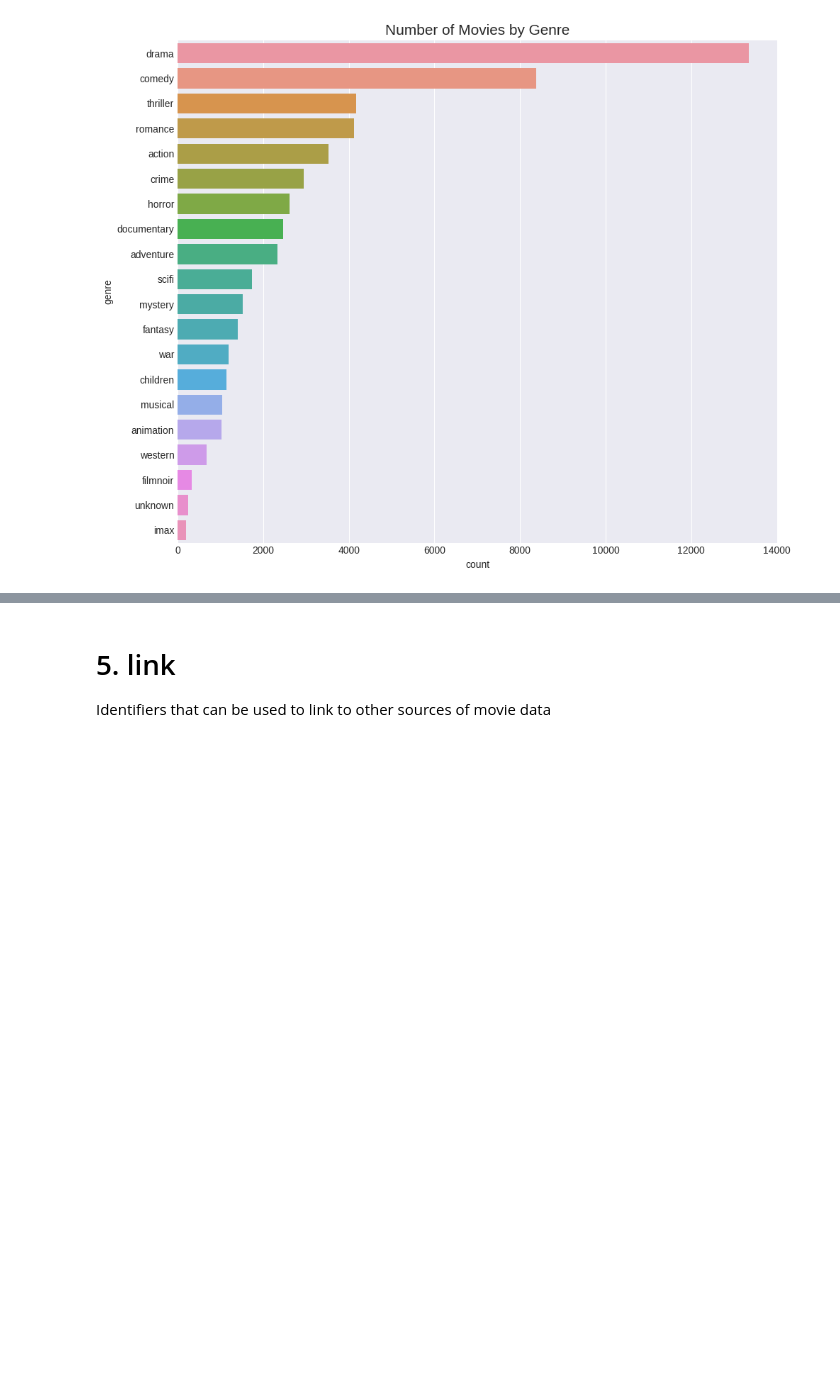
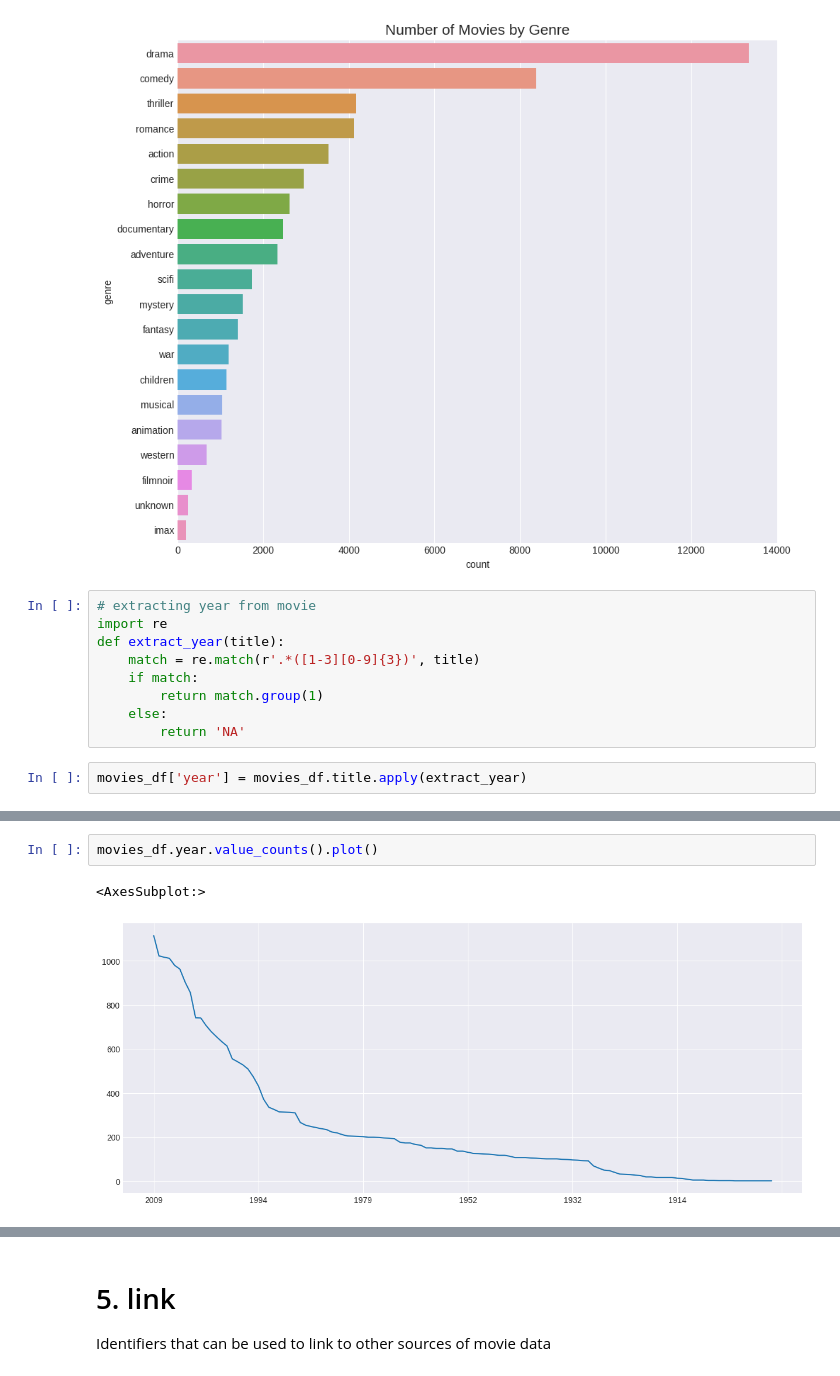
Before and after one commit to MC855FilmesParaTi/machinelearning, a Jupyter notebook: notebooks/1-lfb-initial-data-exploration.ipynb, the cells around one changed output, grey strips where cells are left out. Saved outputs shown, nothing was run; the diff lists cells and outputs as text; blank space fills up the shorter version.

```diff
--- a/notebooks/1-lfb-initial-data-exploration.ipynb
+++ b/notebooks/1-lfb-initial-data-exploration.ipynb
@@ -488,3 +486,14 @@ plt.savefig("genres.png", dpi=200)
 plt.show()
 # %% [output]
 [figure]
+# %%
+# extracting year from movie
+import re
+def extract_year(title):
+    match = re.match(r'.*([1-3][0-9]{3})', title)
+    if match:
+        return match.group(1)
+    else:
+        return 'NA'
+# %%
+movies_df['year'] = movies_df.title.apply(extract_year)
@@ -490,0 +509,5 @@ plt.show()
+# %%
+movies_df.year.value_counts().plot()
+# %% [output]
+<AxesSubplot:>
+[figure, added]
```
Also changed, not shown: parts of 5 cells of this notebook, 1 other file.
